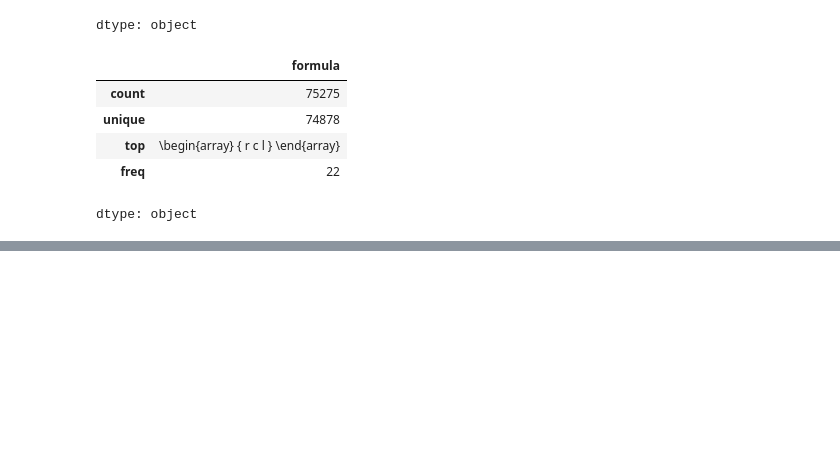
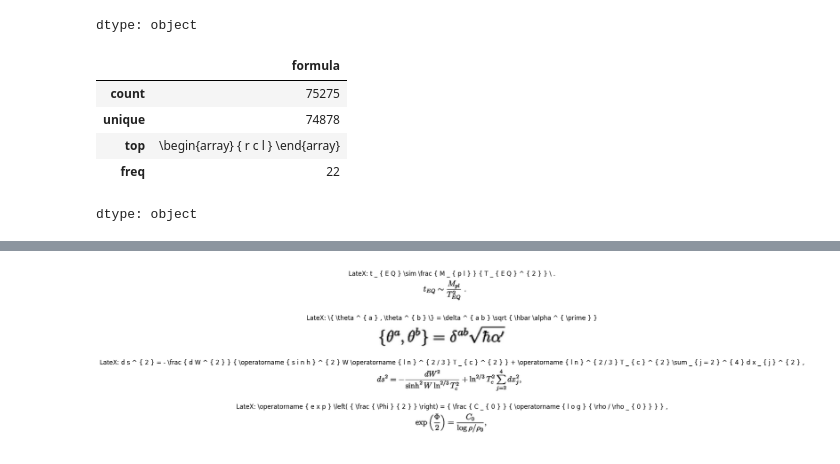
Before and after one commit to osjayaprakash/deeplearning, a Jupyter notebook: CS_230_Colab.ipynb, the cells around one changed output, grey strips where cells are left out. Cells and saved outputs as stored; diff of their text form; code cells hidden in the pictures; blank space fills up the shorter version.

```diff
--- a/CS_230_Colab.ipynb
+++ b/CS_230_Colab.ipynb
@@ -25,7 +23,7 @@ im2latex_formulas.norm.csv  im2latex_train.csv
 # %%
 import pandas as pd
 
-df = pd.read_csv(f"{path}/im2latex_train.csv", nrows=1000)
+df = pd.read_csv(f"{root_dir}/im2latex_train.csv", nrows=1000)
 # %%
 df.head()
 # %% [output]
@@ -73,3 +71,6 @@ from tensorflow.keras.preprocessing.text import Tokenizer
 from tensorflow.keras.preprocessing.sequence import pad_sequences
 
 from sklearn.model_selection import train_test_split
+# %%
+df_train = pd.read_csv(f"{root_dir}/im2latex_train.csv", nrows=1000)
+df_train.head()
@@ -75,0 +104,12 @@ from sklearn.model_selection import train_test_split
+# %%
+df_train["image"] = df_train["image"].apply(lambda x: root_dir + "/formula_images_processed/formula_images_processed/" + x)
+df_test["image"] = df_test["image"].apply(lambda x: root_dir + "/formula_images_processed/formula_images_processed/"  + x)
+df_valid["image"] = df_valid["image"].apply(lambda x: root_dir + "/formula_images_processed/formula_images_processed/"  + x)
+
+df_train["image"] = df_train["image"].apply(lambda x: x if x.endswith(".png") else np.nan)
+df_test["image"] = df_test["image"].apply(lambda x: x if x.endswith(".png") else np.nan)
+df_valid["image"] = df_valid["image"].apply(lambda x: x if x.endswith(".png") else np.nan)
+
+df_train = df_train.dropna().reset_index(drop=True)
+df_valid = df_valid.dropna().reset_index(drop=True)
+df_test = df_test.dropna().reset_index(drop=True)
@@ -75,0 +189,21 @@ from sklearn.model_selection import train_test_split
+# %%
+def visualize_df(df: pd.DataFrame):
+    fig, axes = plt.subplots(4, 1, figsize=(10, 5))
+
+    for i, ax in enumerate(axes.ravel()):
+        if i < len(df):
+            a = np.random.randint(1, len(df), 1)[0]
+            img_path = df.loc[a][['image']].values[0]
+            label = df.loc[a][["formula"]].values[0]
+
+            image = Image.open(img_path).convert('RGB')
+
+            ax.imshow(image)
+            ax.set_title(f"LateX: {label}")
+            ax.axis('off')
+
+        else:
+            ax.axis('off')
+
+    plt.tight_layout()
+    plt.show()
@@ -75,0 +219,4 @@ from sklearn.model_selection import train_test_split
+# %%
+visualize_df(df_train)
+# %% [output]
+[figure, added]
```
Also changed, not shown: parts of 21 cells of this notebook.
